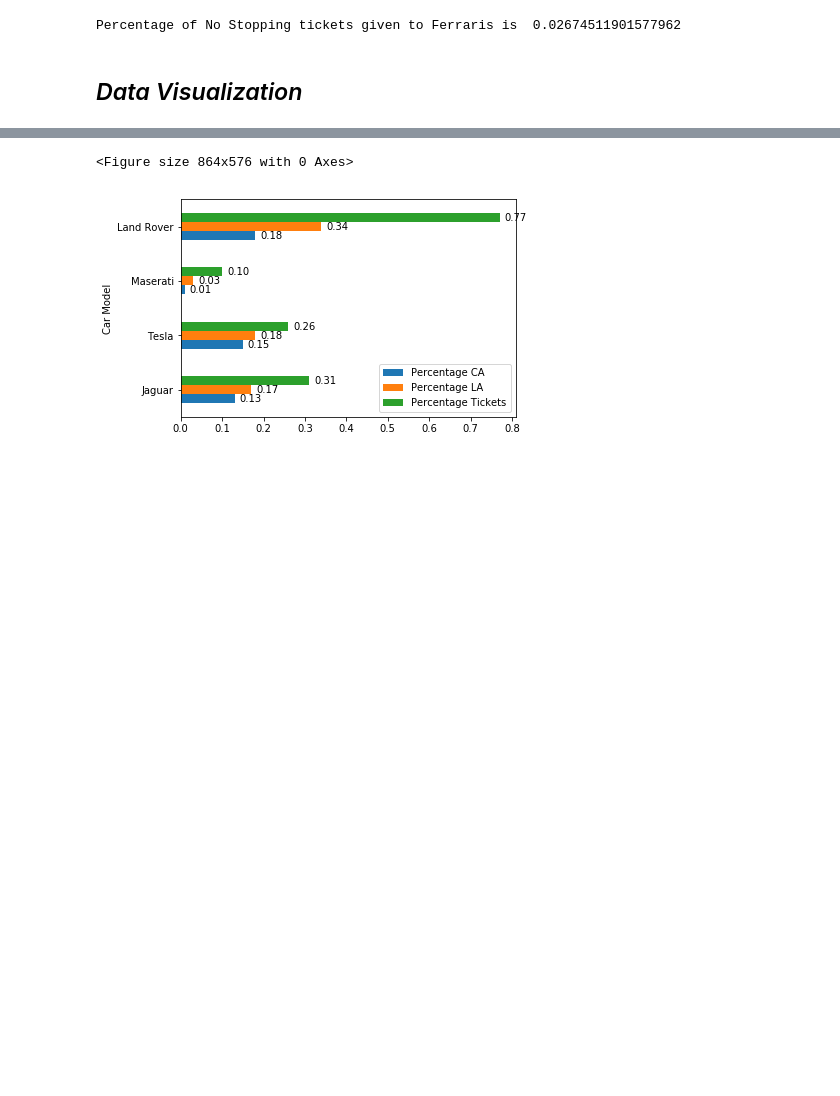
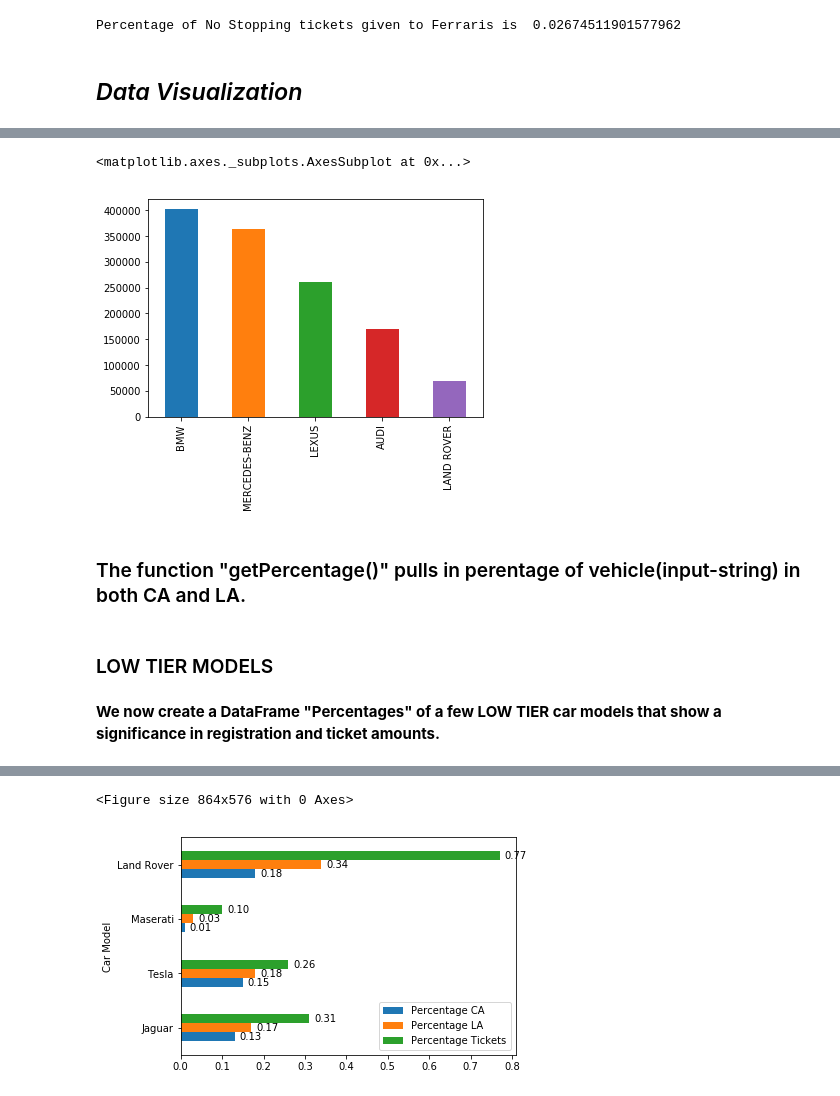
Before and after one commit to johnny-tran/COGS108_Final, a Jupyter notebook: FinalProject.ipynb, the cells around one changed output, grey strips where cells are left out. Saved outputs shown, nothing was run; the diff lists cells and outputs as text; code cells hidden in the pictures; blank space fills up the shorter version.

```diff
--- a/FinalProject.ipynb
+++ b/FinalProject.ipynb
@@ -755,3 +746,10 @@ per_FERTIC = ((number_FerrariTickets/len(PC_df))*100)
+# %%
+Tickets_CarModels[["BMW", "MERCEDES-BENZ", "LEXUS", "AUDI", "LAND ROVER"]].plot(kind = 'bar')
+# %% [output]
+<matplotlib.axes._subplots.AxesSubplot at 0x...>
+[figure, added]
+# %% [markdown]
+### The function "getPercentage()" pulls in perentage of vehicle(input-string) in both CA and LA.
 # %%
 def getPercentage(string):
 
@@ -764,3 +762,7 @@ def getPercentage(string):
     per_CARSTIC = ((number_CARSTickets/len(PC_df))*100)
 
     return per_CARSCA, per_CARSLA, per_CARSTIC
+# %% [markdown]
+### LOW TIER MODELS
+# %% [markdown]
+**We now create a DataFrame "Percentages" of a few LOW TIER car models that show a significance in registration and ticket amounts.**
```
Also changed, not shown: parts of 29 cells of this notebook.
